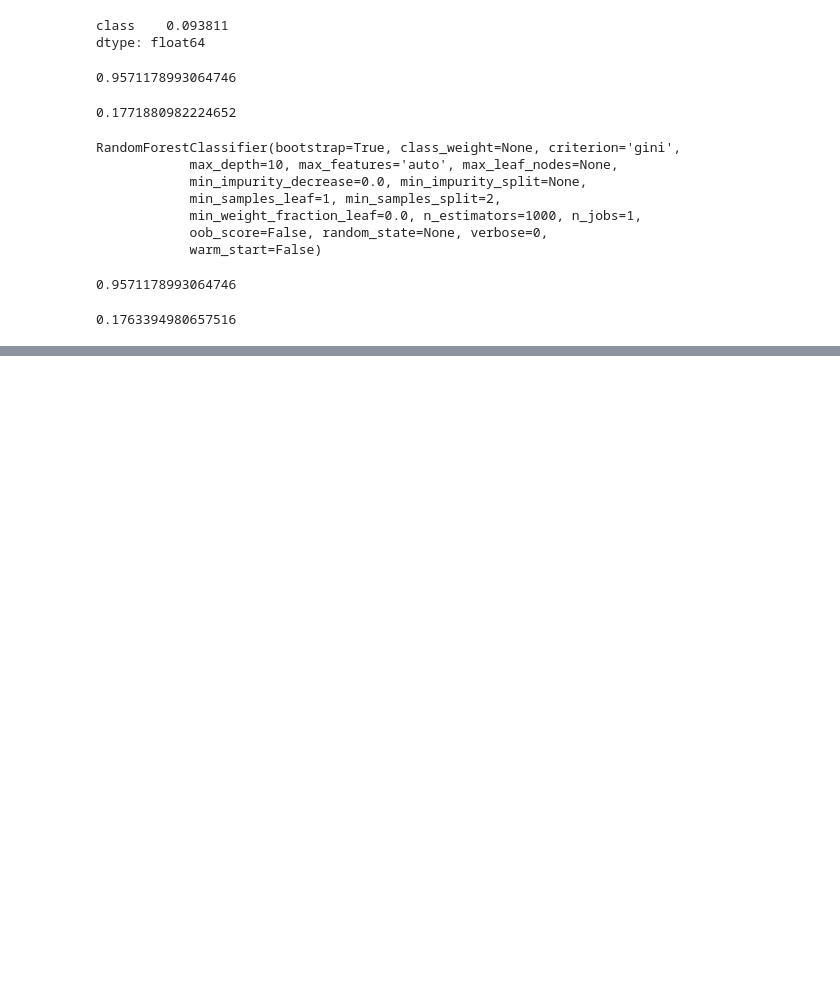
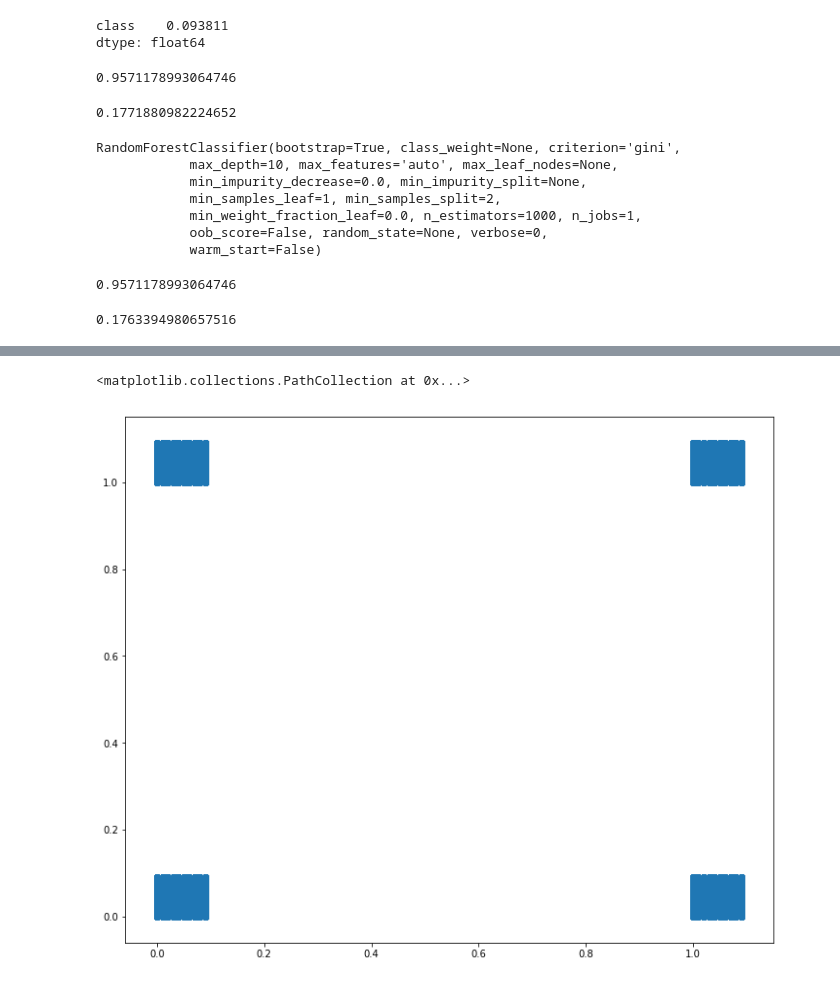
Before and after one commit to elizabethguy86/Email_Fraud_2019, a Jupyter notebook: EmailFraudDetection.ipynb, the cells around one changed output, grey strips where cells are left out. Saved outputs shown, nothing was run; the diff lists cells and outputs as text; code cells hidden in the pictures; blank space fills up the shorter version.

Commit message:
started graphs for variables

```diff
--- a/EmailFraudDetection.ipynb
+++ b/EmailFraudDetection.ipynb
@@ -192,0 +210,9 @@ log_loss(y_test2, preds2)
+# %%
+fig, axs = plt.subplots(1, figsize = (12,10))
+samples = list(np.arange(0, 0.1, 0.01))
+chrome = [x + random.sample(samples, 1)[0] for x in X.Chrome.values]
+ys = [label + random.sample(samples, 1)[0] for label in y.values]
+axs.scatter(chrome, ys)
+# %% [output]
+<matplotlib.collections.PathCollection at 0x...>
+[figure, added]
```
Also changed, not shown: parts of 7 cells of this notebook.
